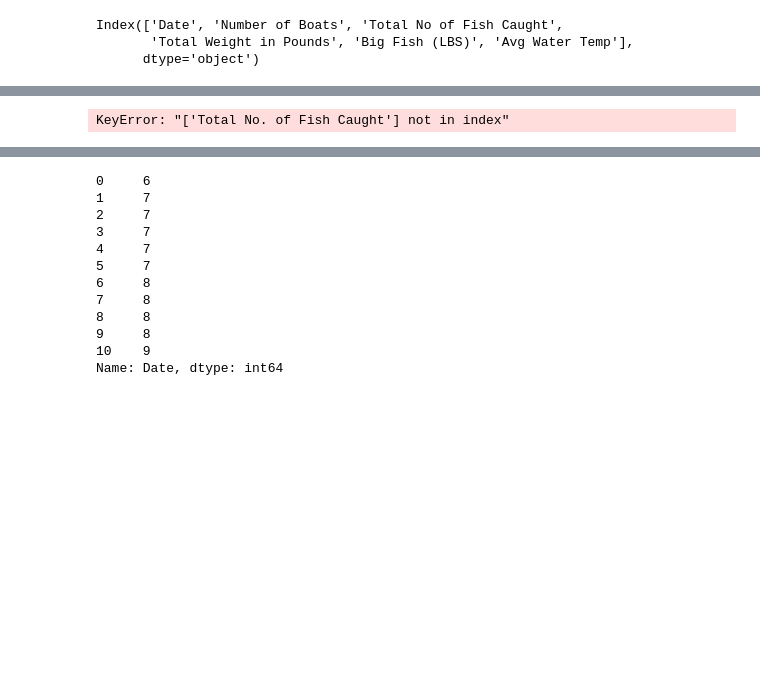
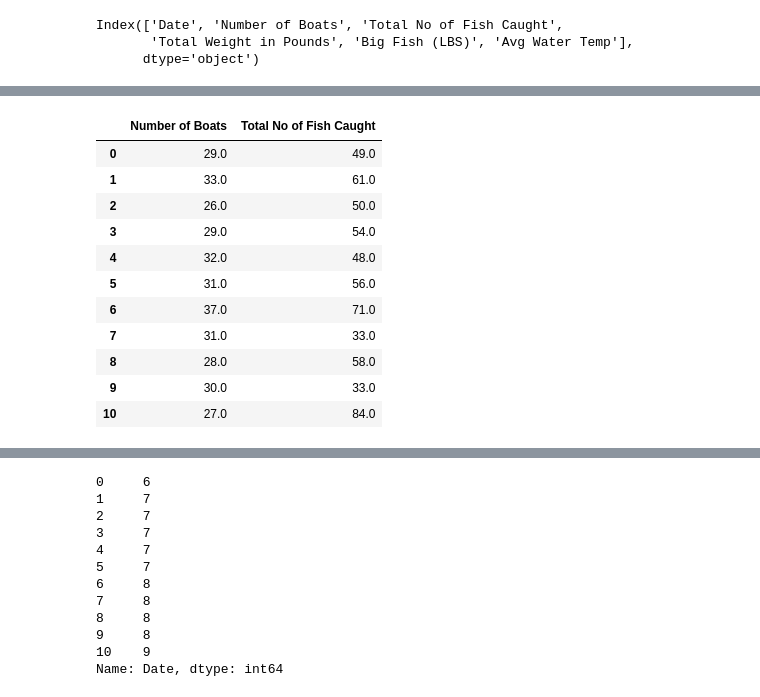
Before and after one commit to istarlet/buddy_bass_tournament, a Jupyter notebook: buddy_bass.ipynb, the cells around one changed output, grey strips where cells are left out. Saved outputs shown, nothing was run; the diff lists cells and outputs as text; code cells hidden in the pictures; blank space fills up the shorter version.

```diff
--- a/buddy_bass.ipynb
+++ b/buddy_bass.ipynb
@@ -107,0 +106,4 @@ RangeIndex(start=0, stop=11, step=1)
+# %%
+buddy_bass_2020["Average Fish Weight"] = buddy_bass_2020["Total Weight in Pounds"] / buddy_bass_2020["Total No of Fish Caught"]
+
+print(buddy_bass_2020)
@@ -108,7 +128,18 @@ RangeIndex(start=0, stop=11, step=1)
 # %%
-buddy_bass_2020[["Number of Boats", "Total No. of Fish Caught"]]
+buddy_bass_2020[["Number of Boats", "Total No of Fish Caught"]]
 # %% [output]
-KeyError: "['Total No. of Fish Caught'] not in index"
+|  | Number of Boats | Total No of Fish Caught |
+| 0 | 29.0 | 49.0 |
+| 1 | 33.0 | 61.0 |
+| 2 | 26.0 | 50.0 |
+| 3 | 29.0 | 54.0 |
+| 4 | 32.0 | 48.0 |
+| 5 | 31.0 | 56.0 |
+| 6 | 37.0 | 71.0 |
+| 7 | 31.0 | 33.0 |
+| 8 | 28.0 | 58.0 |
+| 9 | 30.0 | 33.0 |
+| 10 | 27.0 | 84.0 |
 # %%
 buddy_bass[buddy_bass_2020["Number of Boats"] < 30]
 # %% [output]
```
Also changed, not shown: parts of 8 cells of this notebook, 1 other file.
